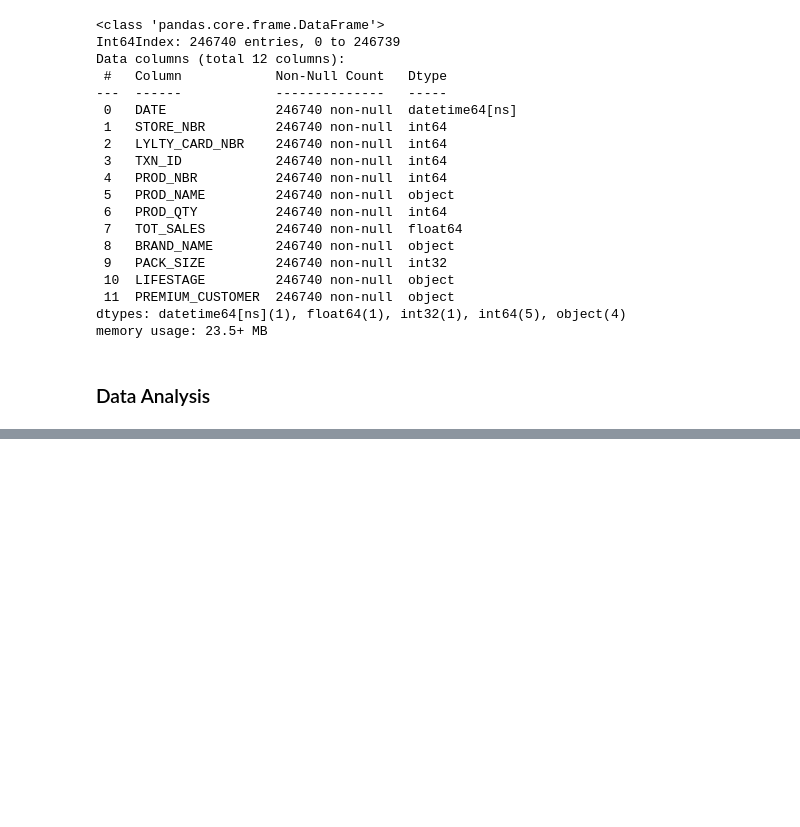
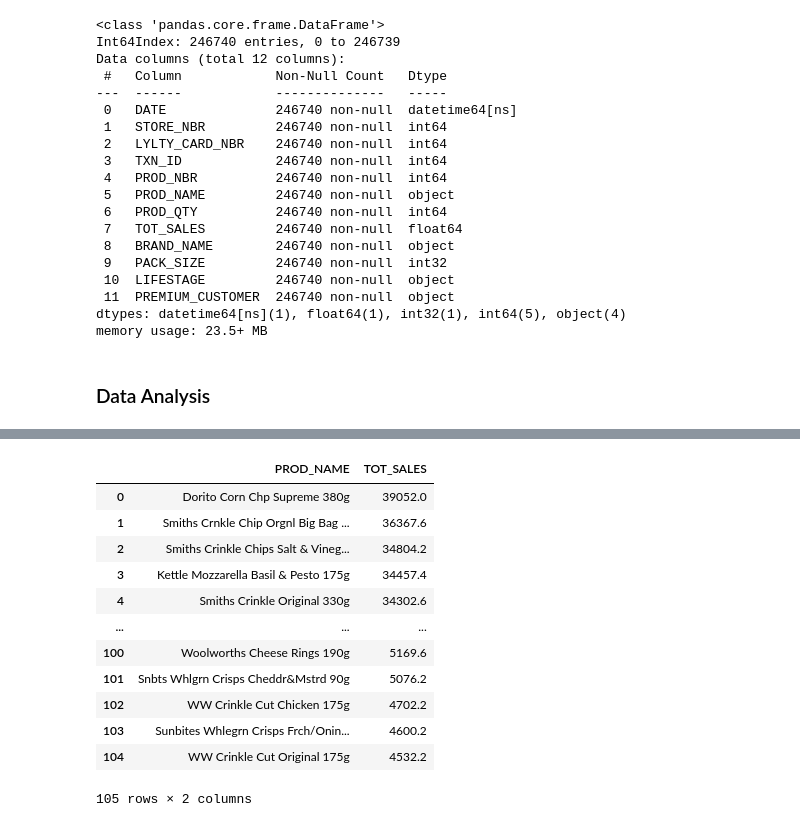
Before and after one commit to mGurjar187/Forage---Quantium-Data-Analytics-Project, a Jupyter notebook: Quantium EDA.ipynb, the cells around one changed output, grey strips where cells are left out. Cells and saved outputs as stored; diff of their text form; code cells hidden in the pictures; blank space fills up the shorter version.

```diff
--- a/Quantium EDA.ipynb
+++ b/Quantium EDA.ipynb
@@ -403,0 +404,19 @@ df.to_csv('Clean_QV_Data.csv', index=False)
+# %%
+# Total Sales by Product
+SalesbyProduct = pd.pivot_table(df, index = 'PROD_NAME', values = 'TOT_SALES', aggfunc = np.sum).sort_values(by='TOT_SALES', ascending = False)
+SalesbyProduct = SalesbyProduct.reset_index()
+SalesbyProduct
+# %% [output]
+|  | PROD_NAME | TOT_SALES |
+| 0 | Dorito Corn Chp Supreme 380g | 39052.0 |
+| 1 | Smiths Crnkle Chip Orgnl Big Bag ... | 36367.6 |
+| 2 | Smiths Crinkle Chips Salt & Vineg... | 34804.2 |
+| 3 | Kettle Mozzarella Basil & Pesto 175g | 34457.4 |
+| 4 | Smiths Crinkle Original 330g | 34302.6 |
+| ... | ... | ... |
+| 100 | Woolworths Cheese Rings 190g | 5169.6 |
+| 101 | Snbts Whlgrn Crisps Cheddr&Mstrd 90g | 5076.2 |
+| 102 | WW Crinkle Cut Chicken 175g | 4702.2 |
+| 103 | Sunbites Whlegrn Crisps Frch/Onin... | 4600.2 |
+| 104 | WW Crinkle Cut Original 175g | 4532.2 |
+105 rows × 2 columns
```
Also changed, not shown: parts of 7 cells of this notebook.
